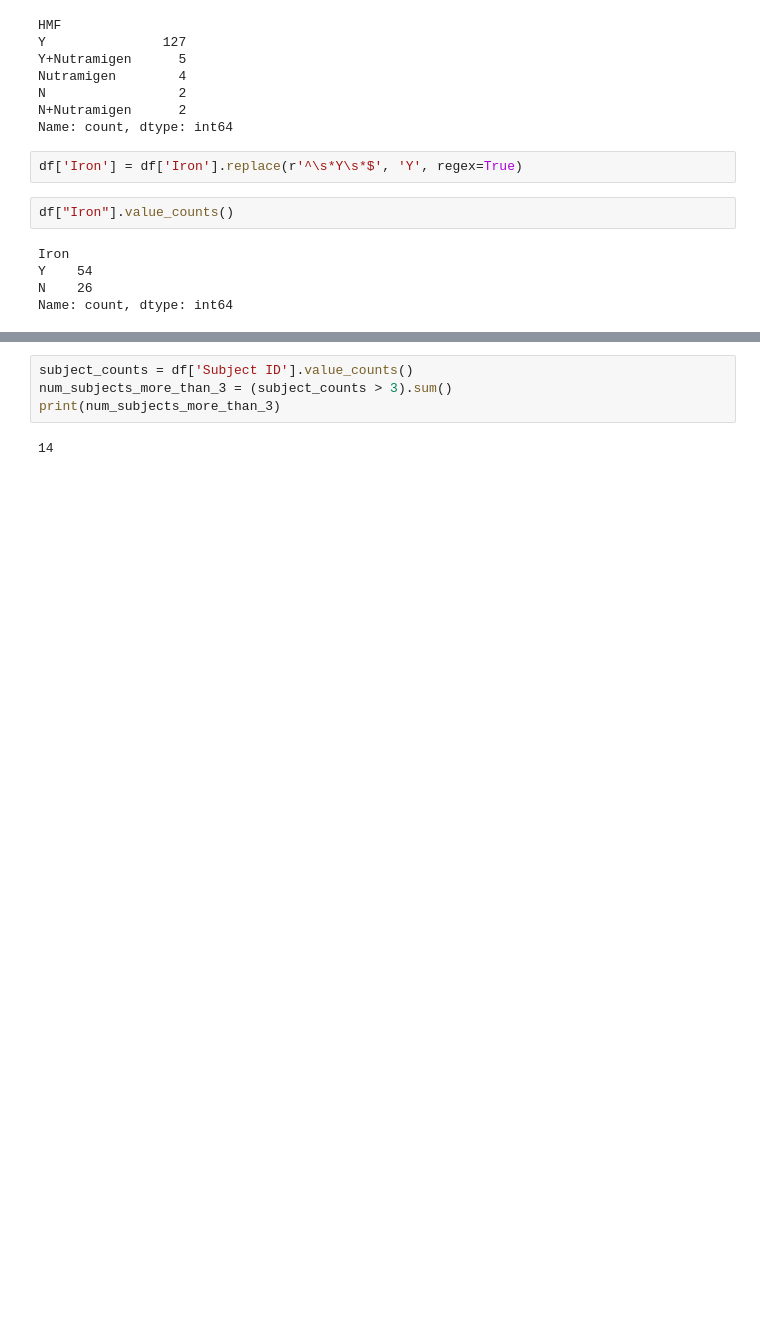
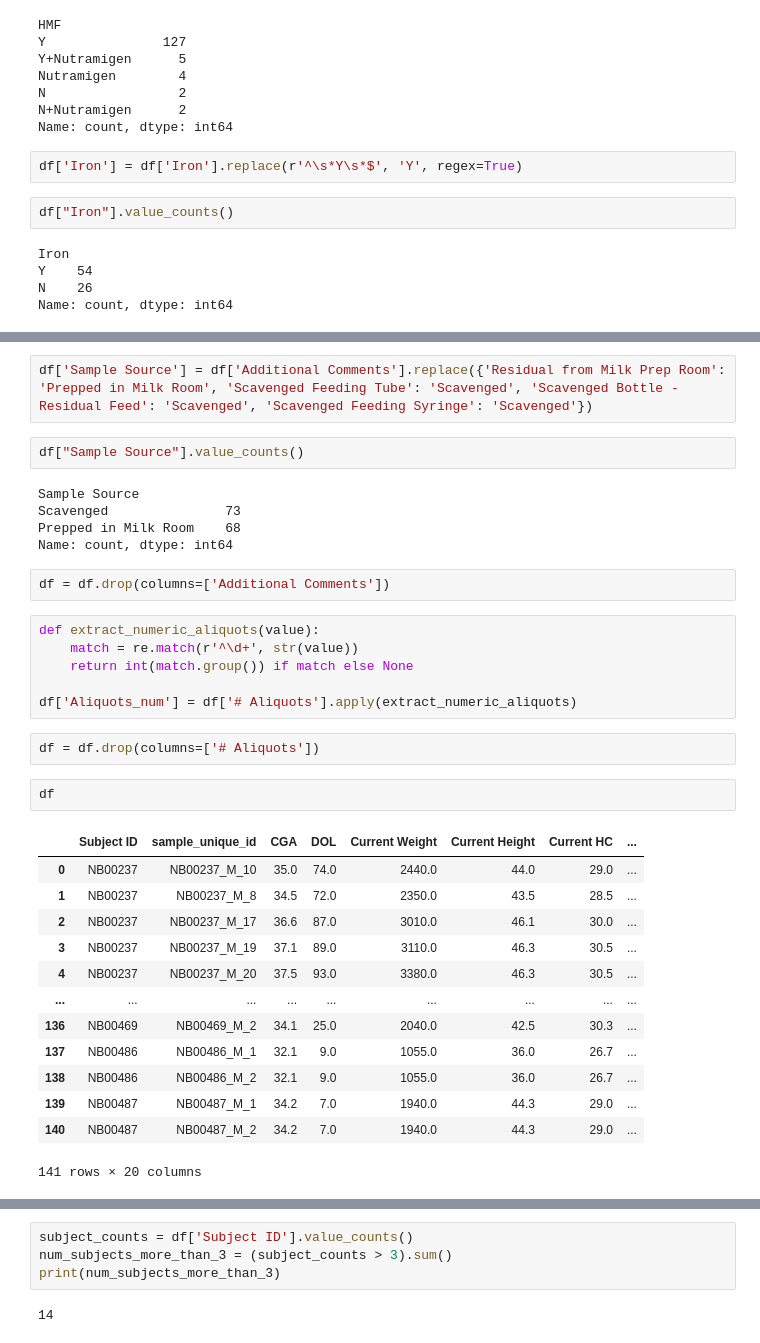
Before and after one commit to spann-pediatrics/NeoBank, a Jupyter notebook: linked_data.ipynb, the cells around one changed output, grey strips where cells are left out. Cells and saved outputs as stored; diff of their text form; blank space fills up the shorter version.

```diff
--- a/linked_data.ipynb
+++ b/linked_data.ipynb
@@ -95 +129,36 @@ Name: count, dtype: int64
+# %%
+df['Sample Source'] = df['Additional Comments'].replace({'Residual from Milk Prep Room': 'Prepped in Milk Room', 'Scavenged Feeding Tube': 'Scavenged', 'Scavenged Bottle - Residual Feed': 'Scavenged', 'Scavenged Feeding Syringe': 'Scavenged'})
+# %%
+df["Sample Source"].value_counts()
+# %% [output]
+Sample Source
+Scavenged               73
+Prepped in Milk Room    68
+Name: count, dtype: int64
+# %%
+df = df.drop(columns=['Additional Comments'])
+# %%
+def extract_numeric_aliquots(value):
+    match = re.match(r'^\d+', str(value))
+    return int(match.group()) if match else None
+
+df['Aliquots_num'] = df['# Aliquots'].apply(extract_numeric_aliquots)
+# %%
+df = df.drop(columns=['# Aliquots'])
+# %%
+df
+# %% [output]
+|  | Subject ID | sample_unique_id | CGA | DOL | Current Weight | Current Height | Current HC | ... |
+| 0 | NB00237 | NB00237_M_10 | 35.0 | 74.0 | 2440.0 | 44.0 | 29.0 | ... |
+| 1 | NB00237 | NB00237_M_8 | 34.5 | 72.0 | 2350.0 | 43.5 | 28.5 | ... |
+| 2 | NB00237 | NB00237_M_17 | 36.6 | 87.0 | 3010.0 | 46.1 | 30.0 | ... |
+| 3 | NB00237 | NB00237_M_19 | 37.1 | 89.0 | 3110.0 | 46.3 | 30.5 | ... |
+| 4 | NB00237 | NB00237_M_20 | 37.5 | 93.0 | 3380.0 | 46.3 | 30.5 | ... |
+| ... | ... | ... | ... | ... | ... | ... | ... | ... |
+| 136 | NB00469 | NB00469_M_2 | 34.1 | 25.0 | 2040.0 | 42.5 | 30.3 | ... |
+| 137 | NB00486 | NB00486_M_1 | 32.1 | 9.0 | 1055.0 | 36.0 | 26.7 | ... |
+| 138 | NB00486 | NB00486_M_2 | 32.1 | 9.0 | 1055.0 | 36.0 | 26.7 | ... |
+| 139 | NB00487 | NB00487_M_1 | 34.2 | 7.0 | 1940.0 | 44.3 | 29.0 | ... |
+| 140 | NB00487 | NB00487_M_2 | 34.2 | 7.0 | 1940.0 | 44.3 | 29.0 | ... |
+141 rows × 20 columns
 # %%
```
Also changed, not shown: parts of 20 cells of this notebook, 26 other files.
